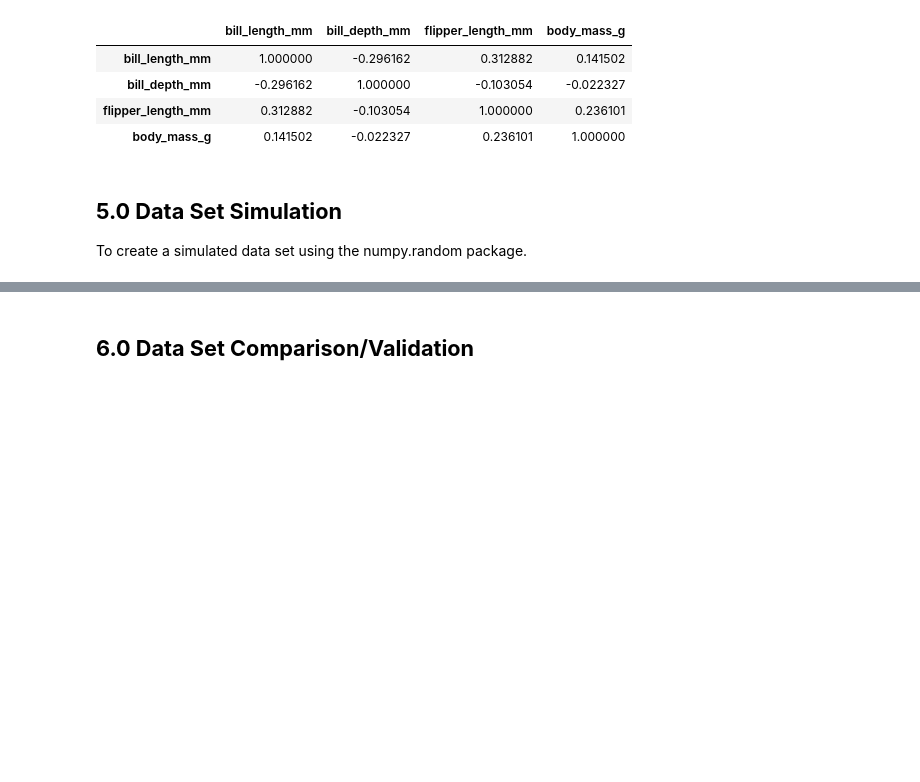
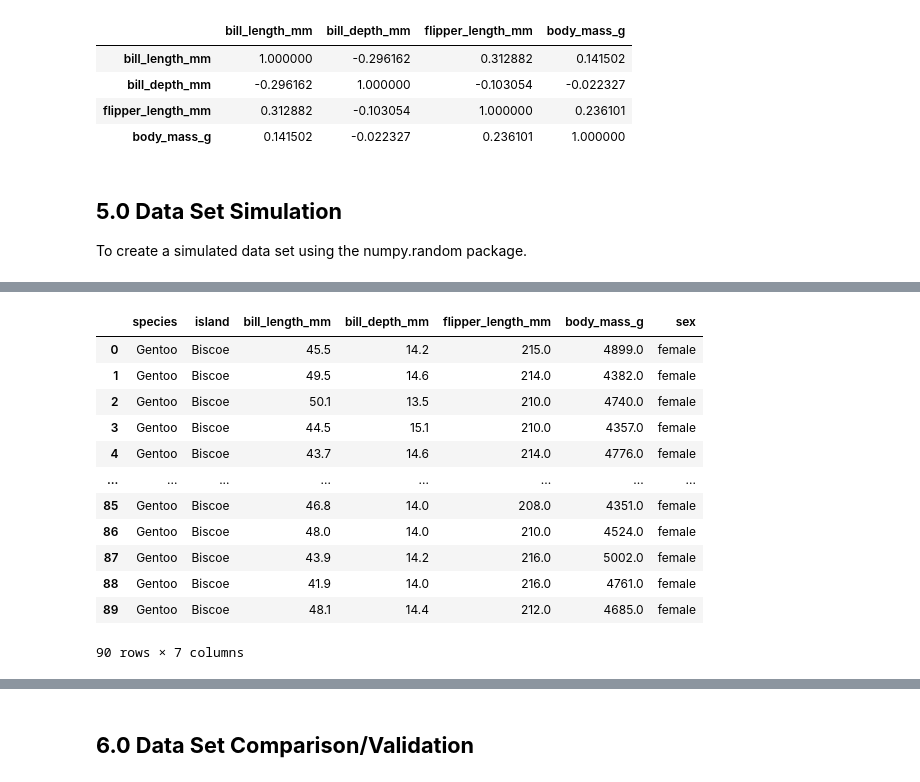
Before and after one commit to ssteffens/programming-data-analysis-project, a Jupyter notebook: project.ipynb, the cells around one changed output, grey strips where cells are left out. Cells and saved outputs as stored; diff of their text form; code cells hidden in the pictures; blank space fills up the shorter version.

Commit message:
Data Simulation Gentoo

```diff
--- a/project.ipynb
+++ b/project.ipynb
@@ -807,0 +851,3 @@ To create a simulated data set using the numpy.random package.
+# %%
+#Simulation of bill_depth_mm
+sim_female_gentoo_bill_d = rng.normal(loc = 14.2, scale = 0.5, size = 90)
@@ -807,0 +876,3 @@ To create a simulated data set using the numpy.random package.
+# %%
+# Simulation of flipper_length_mm
+sim_female_gentoo_flipper = rng.normal(loc = 212.7, scale = 3.9, size = 90)
@@ -807,0 +900,3 @@ To create a simulated data set using the numpy.random package.
+# %%
+# Simulation of body_mass_g
+sim_female_gentoo_body = rng.normal(loc = 4679.7, scale = 281.6, size = 90)
@@ -807,0 +924,22 @@ To create a simulated data set using the numpy.random package.
+# %%
+# Populate the data frame with simulated data for female Gentoo penguins
+# FLoat point numbers for bill_length_mm and bill_depth_mm are rounded to 1 decimal
+# Float point numbers for flipper_length_mm and body_mass_g are rounded to full numbers to match the original data set
+
+sim_female_gentoo = pd.DataFrame(data = {'species': 'Gentoo', 'island': 'Biscoe', 'bill_length_mm': np.round(sim_female_gentoo_bill_l, 1), 'bill_depth_mm': np.round(sim_female_gentoo_bill_d, 1), 'flipper_length_mm': np.round(sim_female_gentoo_flipper,0), 'body_mass_g': np.round(sim_female_gentoo_body, 0), 'sex': 'female'})
+# %%
+sim_female_gentoo
+# %% [output]
+|  | species | island | bill_length_mm | bill_depth_mm | flipper_length_mm | body_mass_g | sex |
+| 0 | Gentoo | Biscoe | 45.5 | 14.2 | 215.0 | 4899.0 | female |
+| 1 | Gentoo | Biscoe | 49.5 | 14.6 | 214.0 | 4382.0 | female |
+| 2 | Gentoo | Biscoe | 50.1 | 13.5 | 210.0 | 4740.0 | female |
+| 3 | Gentoo | Biscoe | 44.5 | 15.1 | 210.0 | 4357.0 | female |
+| 4 | Gentoo | Biscoe | 43.7 | 14.6 | 214.0 | 4776.0 | female |
+| ... | ... | ... | ... | ... | ... | ... | ... |
+| 85 | Gentoo | Biscoe | 46.8 | 14.0 | 208.0 | 4351.0 | female |
+| 86 | Gentoo | Biscoe | 48.0 | 14.0 | 210.0 | 4524.0 | female |
+| 87 | Gentoo | Biscoe | 43.9 | 14.2 | 216.0 | 5002.0 | female |
+| 88 | Gentoo | Biscoe | 41.9 | 14.0 | 216.0 | 4761.0 | female |
+| 89 | Gentoo | Biscoe | 48.1 | 14.4 | 212.0 | 4685.0 | female |
+90 rows × 7 columns
```
Also changed, not shown: parts of 25 cells of this notebook.
